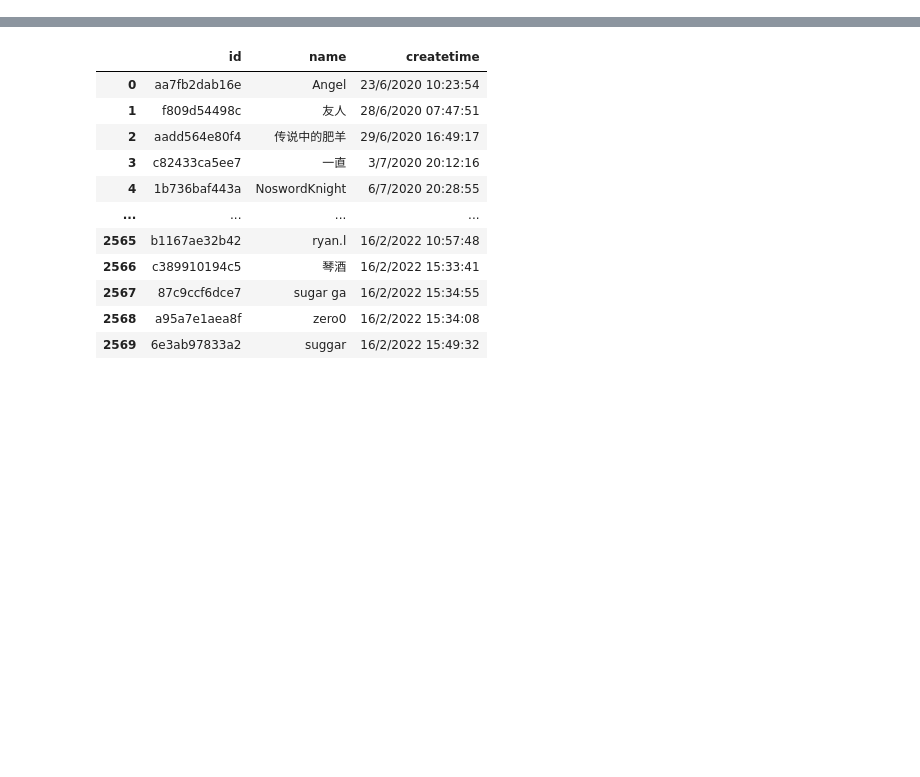
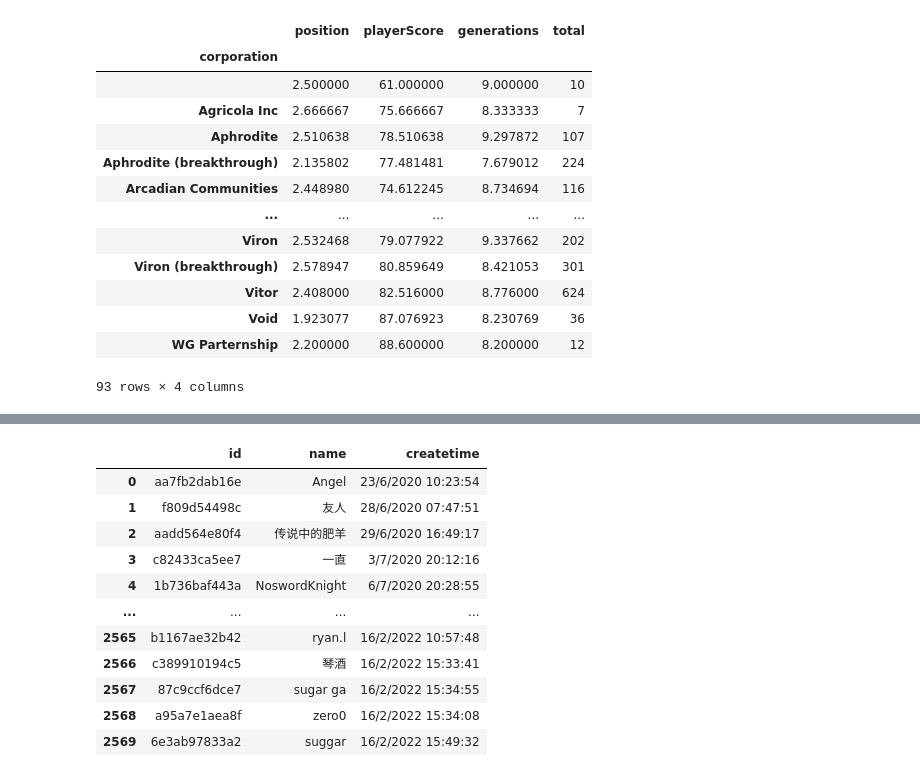
Before and after one commit to Ender-Wiggin2019/tfm-summary, a Jupyter notebook: tfm_data_summary.ipynb, the cells around one changed output, grey strips where cells are left out. Saved outputs shown, nothing was run; the diff lists cells and outputs as text; code cells hidden in the pictures; blank space fills up the shorter version.

```diff
--- a/tfm_data_summary.ipynb
+++ b/tfm_data_summary.ipynb
@@ -13,11 +13,20 @@ import matplotlib.pyplot as plt
 ori = pd.read_csv('preprocess.csv')
 ori['createtime'] = pd.to_datetime(ori['createtime'])
 def getPlayerNumResult(df, player_num = 4):
+    def expandDoubleCorp(df):
+        pd.options.mode.chained_assignment = None
+        df1 = df[df['doubleCorp'] == True]
+        df2 = df[df['doubleCorp'] == True]
+        df2['corporation'] = df2['corporation2']
+        res = pd.concat([df1, df2],axis=0, ignore_index=True)
+        res['count'] = 0.5
+        return res
     df = df.loc[df['players'] == player_num].reset_index(drop=True)
     for i in range(1, player_num+1):
         player_idx = 'player'+str(i)
+        player_df_pre = df[player_idx].apply(lambda x:eval(x))
         # print(player_idx)
-        player_df = pd.json_normalize(df[player_idx]).reset_index(drop=True)
+        player_df = pd.json_normalize(player_df_pre).reset_index(drop=True)
         if i == 1:
             res = pd.concat([df,player_df.reindex(df.index)],axis=1)
             print((res.loc[pd.isna(res['player']) == False]).shape[0])
@@ -26,9 +35,12 @@ def getPlayerNumResult(df, player_num = 4):
             res = pd.concat([res, mid],axis=0, ignore_index=True)
             print((mid.loc[pd.isna(mid['player']) == False]).shape[0])
         # df = pd.concat([df, pd.json_normalize(df[player_idx])],axis=1)
-
     res.drop(['player'+str(i) for i in range(1, 7)], axis=1, inplace=True)
-    return res
+    res['count'] = 1
+    res_single = res[~(res['doubleCorp'] == True)]
+    res_double = expandDoubleCorp(res)
+    res_final = pd.concat([res_single, res_double],axis=0, ignore_index=True)
+    return res_final
 
 player_ori = ori[ori['players'] == 4]
 
@@ -51,0 +109,2 @@ player_group = player_ori.groupby([pd.Grouper(key='createtime', freq='2W-SUN')])
+# %%
+corp_df = getPlayerNumResult(player_ori, 4)
@@ -52,3 +135,25 @@ player_group = player_ori.groupby([pd.Grouper(key='createtime', freq='2W-SUN')])
+# %%
+corp_df.groupby('corporation').agg(
+    position = ('position', 'mean'),
+    playerScore = ('playerScore', 'mean'),
+    generations = ('generations', 'mean'),
+    total = ('order', 'sum')
+)
+# %% [output]
+|  | position | playerScore | generations | total |
+| corporation |  |  |  |  |
+|  | 2.500000 | 61.000000 | 9.000000 | 10 |
+| Agricola Inc | 2.666667 | 75.666667 | 8.333333 | 7 |
+| Aphrodite | 2.510638 | 78.510638 | 9.297872 | 107 |
+| Aphrodite (breakthrough) | 2.135802 | 77.481481 | 7.679012 | 224 |
+| Arcadian Communities | 2.448980 | 74.612245 | 8.734694 | 116 |
+| ... | ... | ... | ... | ... |
+| Viron | 2.532468 | 79.077922 | 9.337662 | 202 |
+| Viron (breakthrough) | 2.578947 | 80.859649 | 8.421053 | 301 |
+| Vitor | 2.408000 | 82.516000 | 8.776000 | 624 |
+| Void | 1.923077 | 87.076923 | 8.230769 | 36 |
+| WG Parternship | 2.200000 | 88.600000 | 8.200000 | 12 |
+93 rows × 4 columns
 # %%
 player_group
 # %% [output]
```
Also changed, not shown: parts of 8 cells of this notebook, 2 other files.
